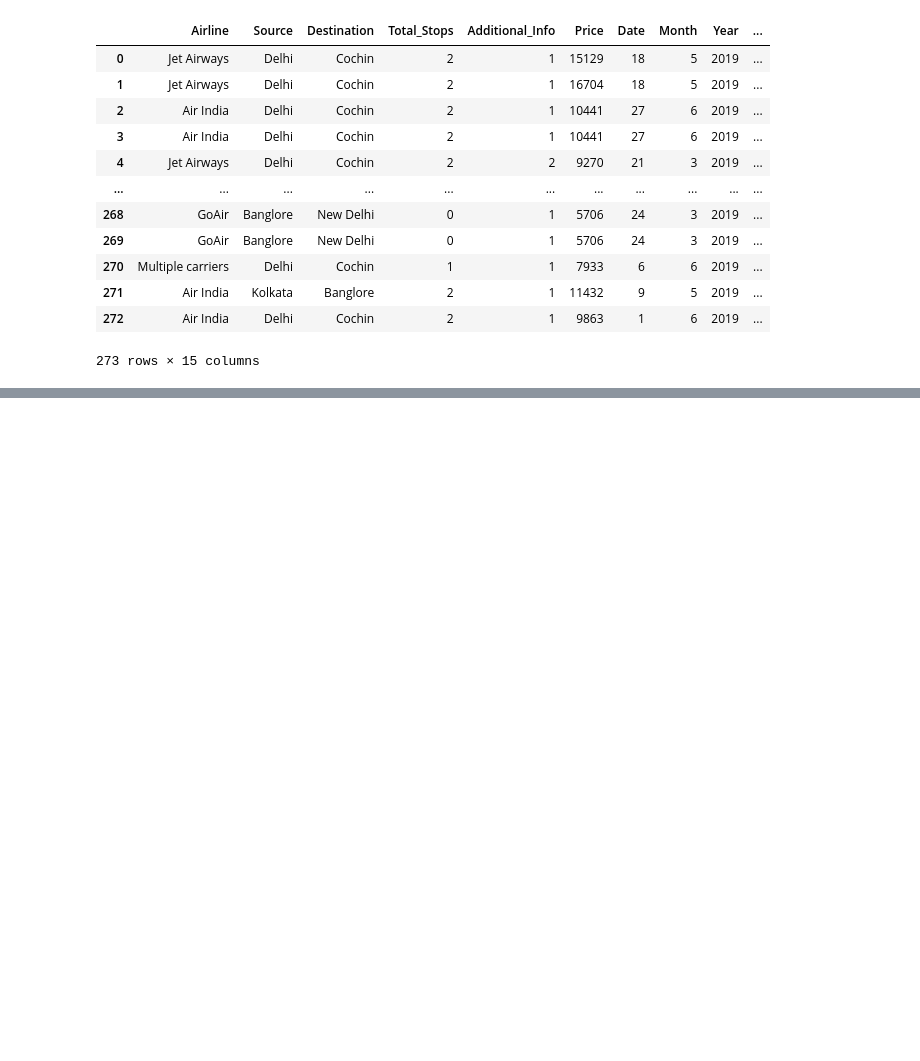
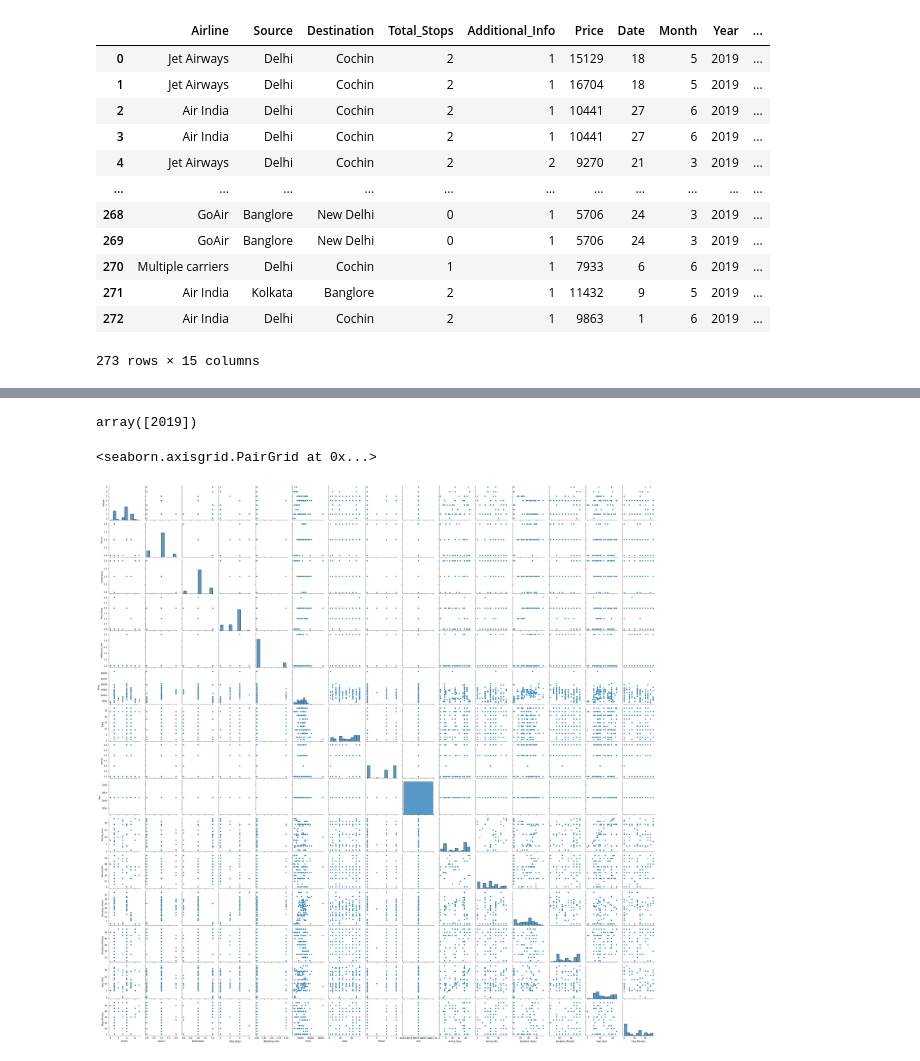
Before and after one commit to vinaygandla/python, a Jupyter notebook: eda-fg-flight-data.ipynb, the cells around one changed output, grey strips where cells are left out. Drawn from its saved outputs; the diff is of its cells as text; code cells hidden in the pictures; blank space fills up the shorter version.

```diff
--- a/eda-fg-flight-data.ipynb
+++ b/eda-fg-flight-data.ipynb
@@ -370,3 +370,10 @@ final_df
 | 271 | Air India | Kolkata | Banglore | 2 | 1 | 11432 | 9 | 5 | 2019 | ... |
 | 272 | Air India | Delhi | Cochin | 2 | 1 | 9863 | 1 | 6 | 2019 | ... |
 273 rows × 15 columns
+# %%
+from sklearn.preprocessing import LabelEncoder
+labelencoder=LabelEncoder()
+# %%
+final_df['Airline']=labelencoder.fit_transform(final_df['Airline'])
+final_df['Source']=labelencoder.fit_transform(final_df['Source'])
+final_df['Destination']=labelencoder.fit_transform(final_df['Destination'])
@@ -372,0 +433,4 @@ final_df
+# %%
+final_df["Year"].unique()
+# %% [output]
+array([2019])
@@ -372,0 +439,5 @@ final_df
+# %%
+sns.pairplot(final_df,kind="scatter")
+# %% [output]
+<seaborn.axisgrid.PairGrid at 0x...>
+[figure, added]
```
Also changed, not shown: parts of 4 cells of this notebook.
